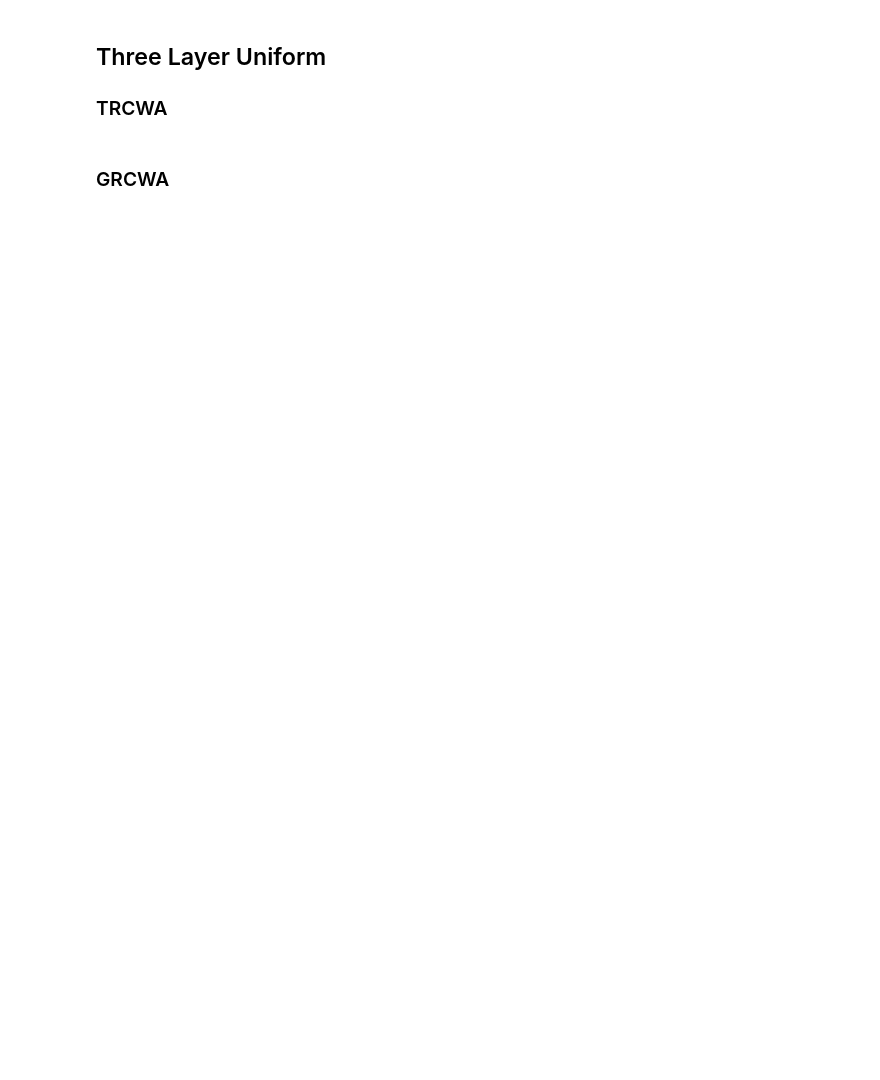
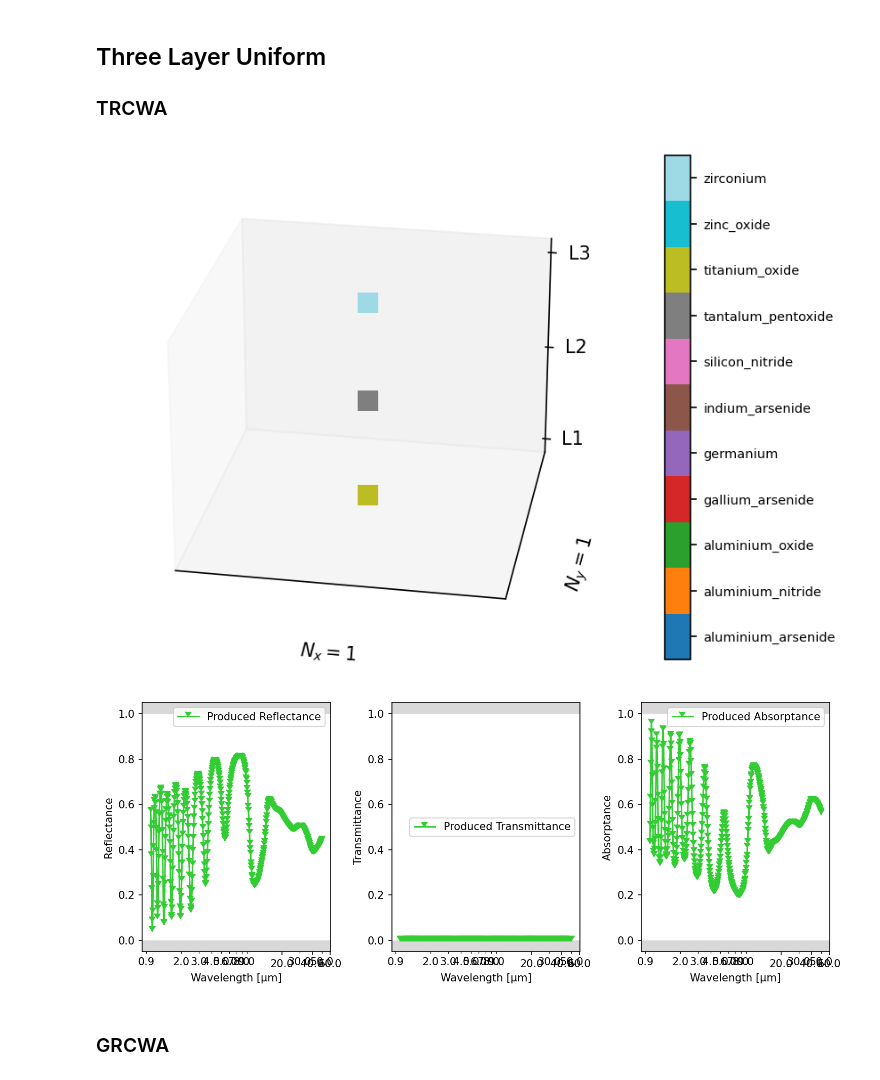
Before and after one commit to esa/NIDN, a Jupyter notebook: notebooks/0 - TRCWA vs. GRCWA.ipynb, the cells around one changed output. Drawn from its saved outputs; the diff is of its cells as text; code cells hidden in the pictures; blank space fills up the shorter version.

```diff
--- a/notebooks/0 - TRCWA vs. GRCWA.ipynb
+++ b/notebooks/0 - TRCWA vs. GRCWA.ipynb
@@ -27,8 +30,8 @@ cfg = nidn.load_default_cfg()
 # %%
 # Titanium Oxide Uniform
 # Set grid specifics
-cfg.Nx = 15
-cfg.Ny = 15
+cfg.Nx = 1
+cfg.Ny = 1
 cfg.N_layers = 3
 cfg.N_freq = 500
 cfg.TRCWA_L_grid = [[0.1,0.0],[0.0,0.1]]
@@ -40,34 +43,37 @@ cfg.freq_distribution = "log"
 cfg.physical_wavelength_range[0] = 1e-6
 cfg.physical_wavelength_range[1] = 5e-5
 
 # Determine target frequencies (in TRCWA units)
 cfg.target_frequencies = nidn.compute_target_frequencies(
     cfg.physical_wavelength_range[0],
     cfg.physical_wavelength_range[1],
     cfg.N_freq,
     cfg.freq_distribution
 )
 
 # Print run config
 # nidn.print_cfg(cfg)
 
 # Init eps_grid
 eps_grid = torch.zeros(cfg.Nx,cfg.Ny,cfg.N_layers,cfg.N_freq,dtype=torch.cfloat)
 
 layer_builder = nidn.LayerBuilder(cfg)
 
 # Uniform Titanium oxide
 eps_grid[:,:,0,:] = layer_builder.build_uniform_layer("titanium_oxide")
 eps_grid[:,:,1,:] = layer_builder.build_uniform_layer("tantalum_pentoxide")
 eps_grid[:,:,2,:] = layer_builder.build_uniform_layer("zirconium")
 # eps_grid[:,:,0,:] = layer_builder.build_circle_layer("tantalum_pentoxide","titanium_oxide")
 
 nidn.plot_material_grid(cfg,eps=eps_grid,save_path="../results/")
 
 # Compute spectrum for this configuration
-# R_nidn,T_nidn = nidn.compute_spectrum(eps_grid,cfg)
+R_nidn,T_nidn = nidn.compute_spectrum(eps_grid,cfg)
 
 nidn.plot_spectrum(cfg,R_nidn,T_nidn)
+# %% [output]
+[figure, added]
+[figure, added]
 # %% [markdown]
 ### GRCWA
 # %%
```
Also changed, not shown: parts of 8 cells of this notebook.
